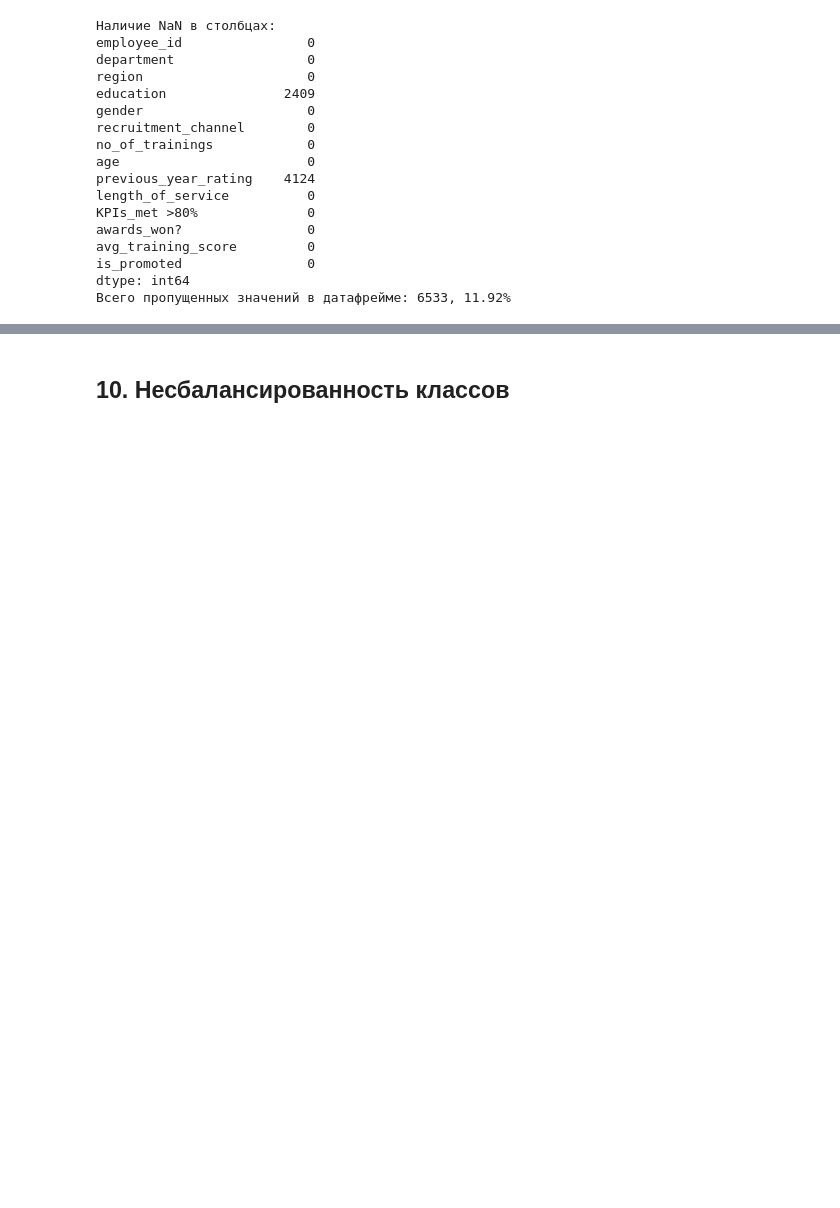
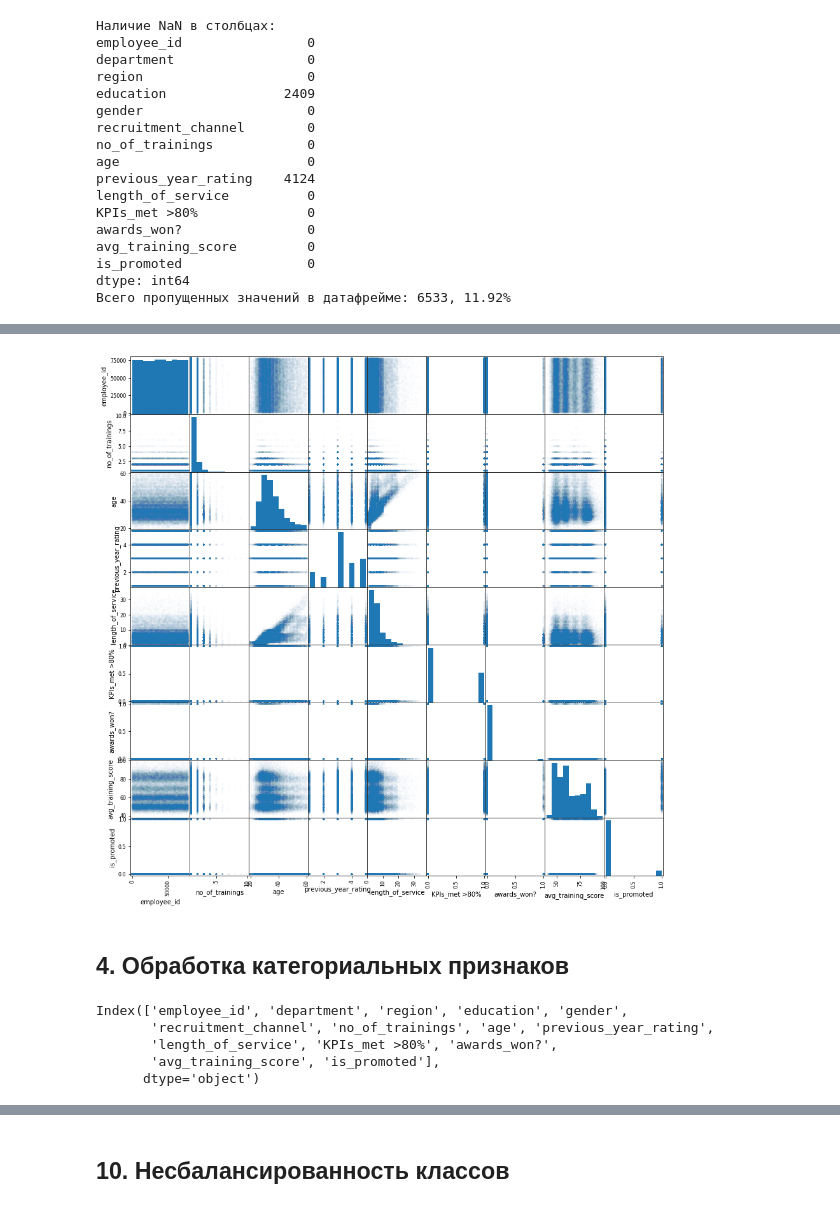
Before and after one commit to LuaSavage/ML, a Jupyter notebook: main.ipynb, the cells around one changed output, grey strips where cells are left out. Saved outputs shown, nothing was run; the diff lists cells and outputs as text; code cells hidden in the pictures; blank space fills up the shorter version.

```diff
--- a/main.ipynb
+++ b/main.ipynb
@@ -122,0 +149,16 @@ dtype: int64
+# %%
+from pandas.plotting import scatter_matrix
+scatter_matrix(data, alpha = .01, figsize = (15, 15))
+pass
+# %% [output]
+[figure, added]
+# %% [markdown]
+## 4. Обработка категориальных признаков
+# %%
+data.columns
+# %% [output]
+Index(['employee_id', 'department', 'region', 'education', 'gender',
+       'recruitment_channel', 'no_of_trainings', 'age', 'previous_year_rating',
+       'length_of_service', 'KPIs_met >80%', 'awards_won?',
+       'avg_training_score', 'is_promoted'],
+      dtype='object')
```
Also changed, not shown: parts of 49 cells of this notebook.
